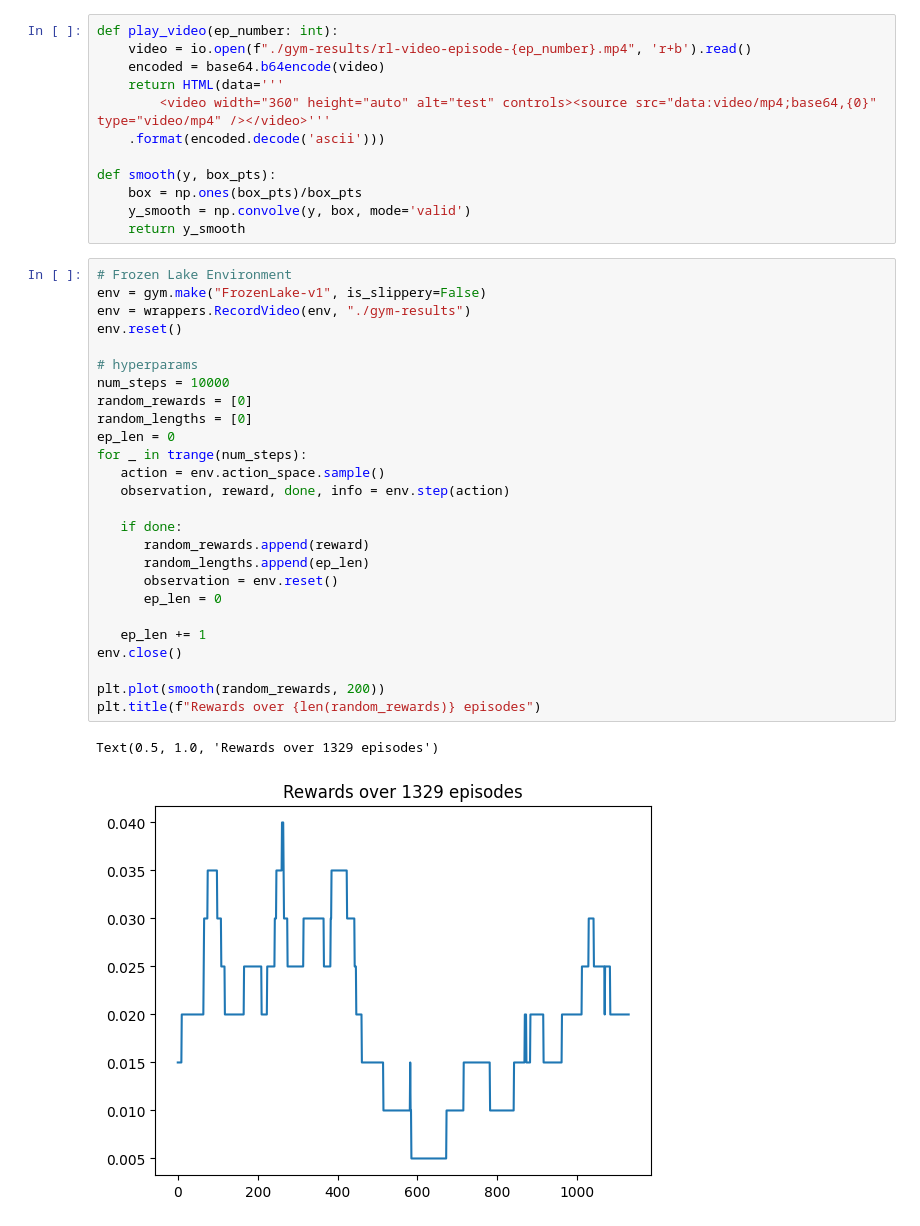
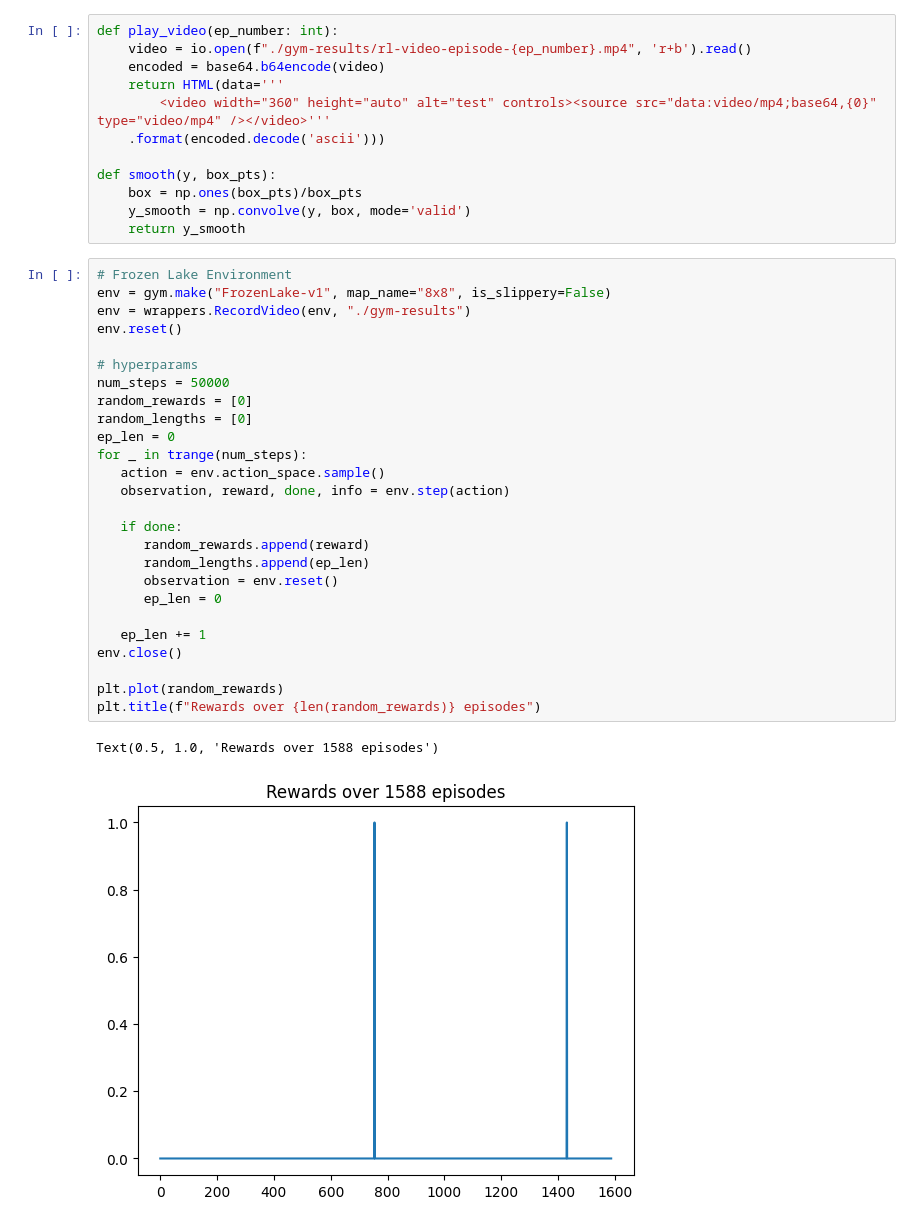
Before and after one commit to Lukeroberto/rl-refresher, a Jupyter notebook: q-learning/q-learning.ipynb, the cells around one changed output. Drawn from its saved outputs; the diff is of its cells as text.

```diff
--- a/q-learning/q-learning.ipynb
+++ b/q-learning/q-learning.ipynb
@@ -29,31 +29,31 @@ def smooth(y, box_pts):
     return y_smooth
 # %%
 # Frozen Lake Environment
-env = gym.make("FrozenLake-v1", is_slippery=False)
+env = gym.make("FrozenLake-v1", map_name="8x8", is_slippery=False)
 env = wrappers.RecordVideo(env, "./gym-results")
 env.reset()
 
 # hyperparams
-num_steps = 10000
+num_steps = 50000
 random_rewards = [0]
 random_lengths = [0]
 ep_len = 0
 for _ in trange(num_steps):
    action = env.action_space.sample()
    observation, reward, done, info = env.step(action)
 
    if done:
       random_rewards.append(reward)
       random_lengths.append(ep_len)
       observation = env.reset()
       ep_len = 0
 
    ep_len += 1
 env.close()
 
-plt.plot(smooth(random_rewards, 200))
+plt.plot(random_rewards)
 plt.title(f"Rewards over {len(random_rewards)} episodes")
 # %% [output]
-Text(0.5, 1.0, 'Rewards over 1329 episodes')
+Text(0.5, 1.0, 'Rewards over 1588 episodes')
-[figure, old version]
+[figure, new version]
 # %%
```
Also changed, not shown: parts of 4 cells of this notebook, 1 other file.
